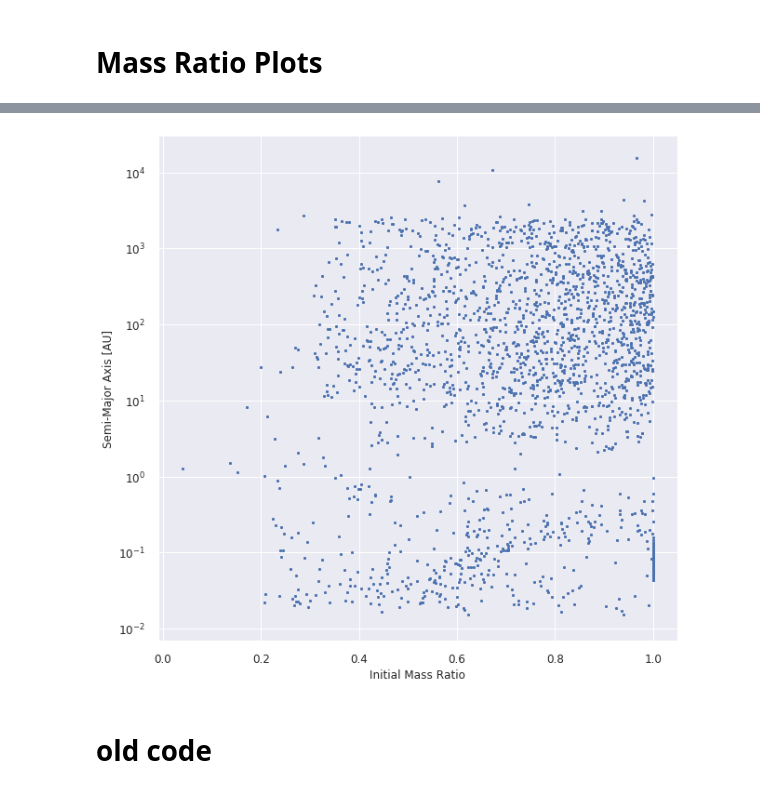
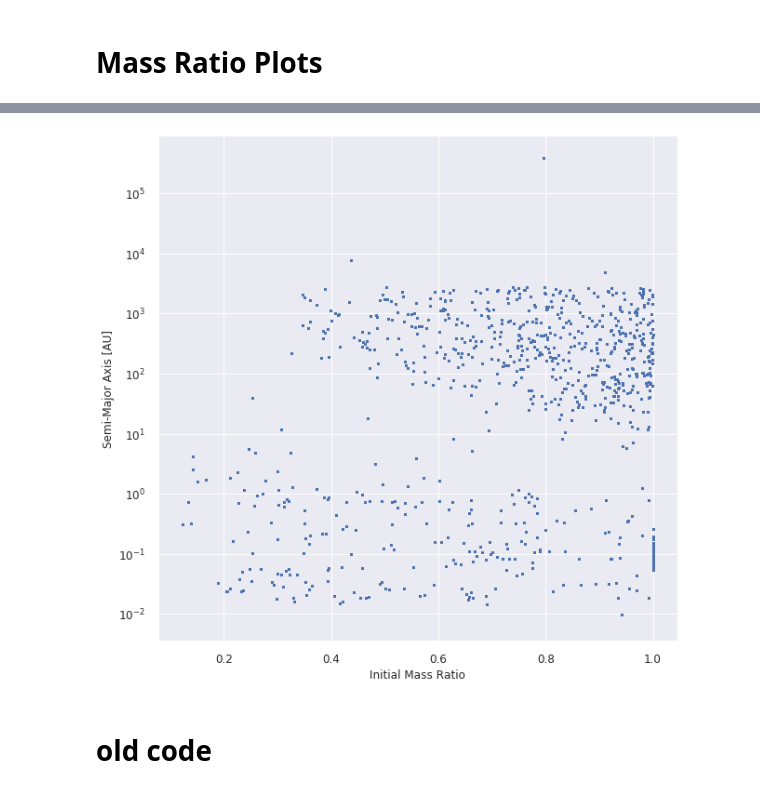
Before and after one commit to veome22/cosmo_bh, a Jupyter notebook: bh_properties.ipynb, the cells around one changed output, grey strips where cells are left out. Drawn from its saved outputs; the diff is of its cells as text; code cells hidden in the pictures.

```diff
--- a/bh_properties.ipynb
+++ b/bh_properties.ipynb
@@ -215,7 +224,7 @@ loading data from /work2/08178/vkapil/frontera/cosmo_bh_grid/n_5.00e+05/met_3.00
 SFM_ALL = np.zeros(len(n_systems))
 for i in range(len(n_systems)):
     index = i*len(metallicities)
-    SFM_ALL[i] = (np.sum(M1_ZAMS_ALL[index]+M2_ZAMS_ALL[index]))
+    SFM_ALL[i] = (np.sum(M1_ZAMS_ALL[index]+M2_ZAMS_ALL[index])) * SFM_CORR
     print(f"Star Forming Mass in {len(M1_ZAMS_ALL[index]):.2e} stars: {SFM_ALL[i]:.2e} M_sol \n")
-SFM_ALL
+# SFM_ALL
 # %% [output]
@@ -272,9 +282,9 @@ for n, n_system in enumerate(n_systems[:]):
         ax1.hist(m_max_bbh, histtype='step', label=f'Z={met:.2e}')
         ax2.hist(m_min_bbh, histtype='step', label=f'Z={met:.2e}')
 
-    layoutAxes(ax=ax1, nameX='Primary Mass [M_sol]',\
+    layoutAxes(ax=ax1, nameX='Primary Mass [$M_\odot$]',\
            nameY='Number of BBHs')
-    layoutAxes(ax=ax2, nameX='Secondary Mass [M_sol]',\
+    layoutAxes(ax=ax2, nameX='Secondary Mass [$M_\odot$]',\
            nameY='Number of BBHs')
     ax1.legend(fontsize=14)
     ax2.legend(fontsize=14)
@@ -593,7 +611,7 @@ for n, n_system in enumerate(n_systems[:]):
 # %% [markdown]
 # General Features
 # %%
-for n, n_system in enumerate(n_systems[:]):
+for n, n_system in enumerate(n_systems[4:]):
     fig, ((ax1)) = plt.subplots(1, 1, figsize=(10,7))
     fig.suptitle(f'N = {n_system:.0e}', fontsize=18)
 
@@ -651,6 +669,7 @@ import scipy.stats as stats
 # %%
-m1 = np.asarray(M1_BBH_ALL[0])
-m2 = np.asarray(M2_BBH_ALL[0])
+index = 35
+m1 = np.asarray(M1_BBH_ALL[index])
+m2 = np.asarray(M2_BBH_ALL[index])
 
 m_max_bbh = np.maximum(m1, m2)
 m_min_bbh = np.minimum(m1, m2)
@@ -659,8 +678,8 @@ print(q_bbh)
 print(all(x <= 1 for x in q_bbh))
 
 
-m1_zams = np.asarray(M1_ZAMS_ALL[0])
-m2_zams = np.asarray(M2_ZAMS_ALL[0])
+m1_zams = np.asarray(M1_ZAMS_ALL[index])
+m2_zams = np.asarray(M2_ZAMS_ALL[index])
 
 m_max_zams = np.maximum(m1_zams, m2_zams)
 m_min_zams = np.minimum(m1_zams, m2_zams)
@@ -710,17 +729,17 @@ plt.show()
 # %%
-sma_bbh = np.asarray(SMA_BBH_ALL[0])
+sma_bbh = np.asarray(SMA_BBH_ALL[index])
 fig, ((ax1)) = plt.subplots(1, 1, figsize=(10,10))
 
 ax1.scatter(q_bbh, sma_bbh, s=2)
 
 layoutAxes(ax=ax1, nameX='Initial Mass Ratio',\
            nameY='Semi-Major Axis [AU]', fontsize=12)
 
 ax1.set_yscale('log')
 
 plt.show()
 # %% [output]
-[figure, old version]
+[figure, new version]
 # %% [markdown]
 # old code
 # %%
```
Also changed, not shown: parts of 25 cells of this notebook.
